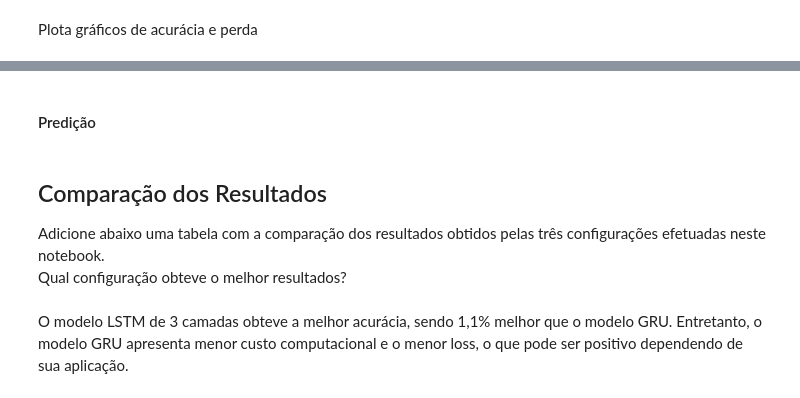
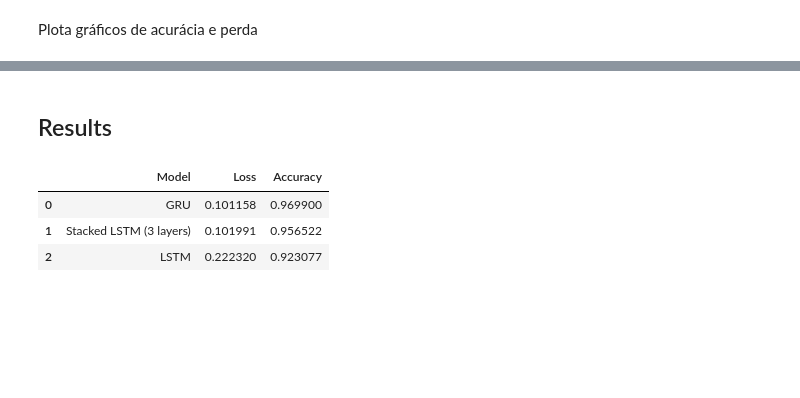
Before and after one commit to SergioPedroso/NLP_Ufla, a Jupyter notebook: spam-message-rnn-project.ipynb, the cells around one changed output, grey strips where cells are left out. Cells and saved outputs as stored; diff of their text form; code cells hidden in the pictures; blank space fills up the shorter version.

```diff
--- a/spam-message-rnn-project.ipynb
+++ b/spam-message-rnn-project.ipynb
@@ -410,2 +523,2 @@ print(f"LSTM model accuracy: {gru_test_acc*100:0.2f}%" )
 # %% [markdown]
-#### Predição
+## Results
@@ -420,5 +524,0 @@ predict_spam(predict_msg)
-# %% [markdown]
-## Comparação dos Resultados
-
-Adicione abaixo uma tabela com a comparação dos resultados obtidos pelas três configurações efetuadas neste notebook.<br>
-Qual configuração obteve o melhor resultados?
@@ -427,14 +525,17 @@ Qual configuração obteve o melhor resultados?
 # %%
 results = {
-    'Modelo': ['LSTM', 'Stacked LSTM (3 layers)', 'GRU'],
+    'Model': ['LSTM', 'Stacked LSTM (3 layers)', 'GRU'],
     'Loss': [test_loss, triple_lstm_test_loss, gru_test_loss],
-    'Acurácia': [test_acc, triple_lstm_test_acc, gru_test_acc]
+    'Accuracy': [test_acc, triple_lstm_test_acc, gru_test_acc]
 }
 
 df_resultados = pd.DataFrame(results)
 
-df_resultados = df_resultados.sort_values(by='Acurácia', ascending=False)
+df_resultados = df_resultados.sort_values(by='Accuracy', ascending=False, ignore_index=1)
 
 df_resultados
+# %% [output]
+|  | Model | Loss | Accuracy |
+| 0 | GRU | 0.101158 | 0.969900 |
+| 1 | Stacked LSTM (3 layers) | 0.101991 | 0.956522 |
+| 2 | LSTM | 0.222320 | 0.923077 |
-# %% [markdown]
-O modelo LSTM de 3 camadas obteve a melhor acurácia, sendo 1,1% melhor que o modelo GRU. Entretanto, o modelo GRU apresenta menor custo computacional e o menor loss, o que pode ser positivo dependendo de sua aplicação.
```
Also changed, not shown: parts of 84 cells of this notebook.
